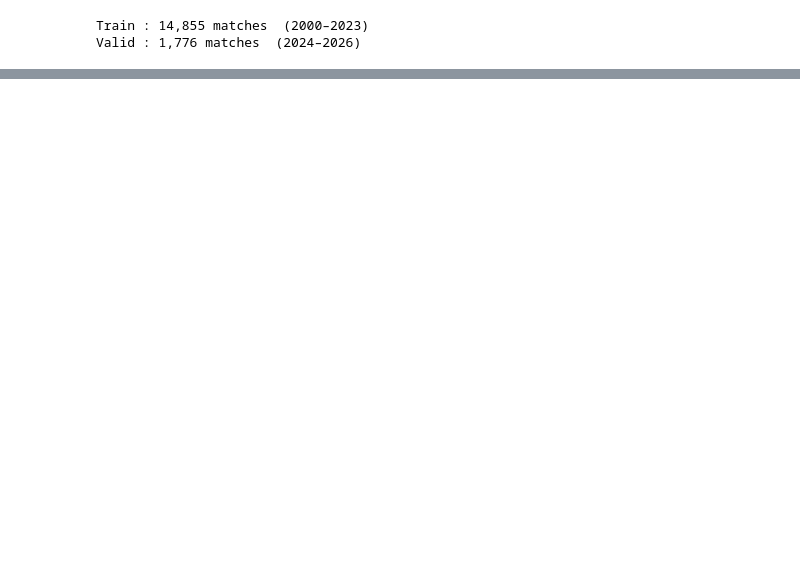
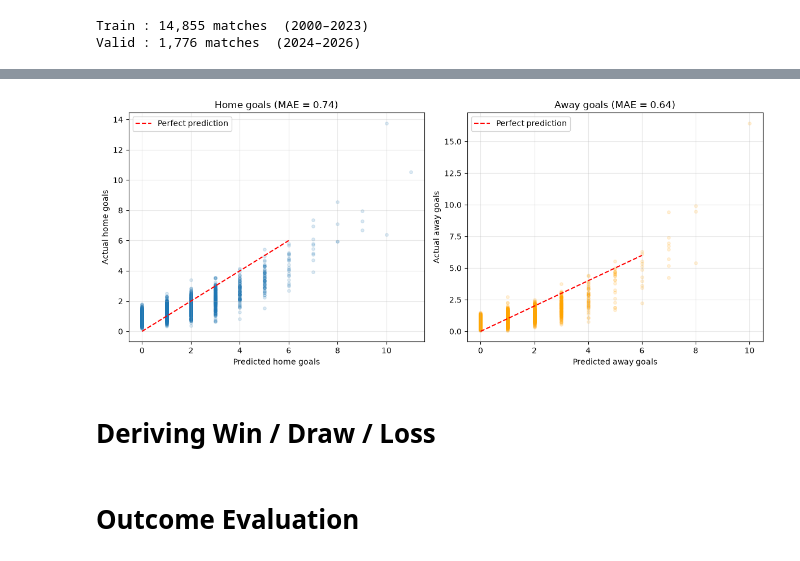
Before and after one commit to samithcsachi/World-Cup-Intelligence-Platform-2026, a Jupyter notebook: notebooks/04_poisson_model.ipynb, the cells around one changed output, grey strips where cells are left out. Cells and saved outputs as stored; diff of their text form; code cells hidden in the pictures; blank space fills up the shorter version.

Commit message:
Poisson Model Completed in the Notebook

```diff
--- a/notebooks/04_poisson_model.ipynb
+++ b/notebooks/04_poisson_model.ipynb
@@ -106,0 +136,10 @@ X_valid_scaled = scaler.transform(X_valid)
+# %%
+model_home = PoissonRegressor(alpha=0.1, max_iter=1000)
+model_away = PoissonRegressor(alpha=0.1, max_iter=1000)
+
+model_home.fit(X_train_scaled, y_train_home)
+model_away.fit(X_train_scaled, y_train_away)
+
+print("\nModels trained.")
+print(f"  Home model iterations: {model_home.n_iter_}")
+print(f"  Away model iterations: {model_away.n_iter_}")
@@ -106,0 +152,9 @@ X_valid_scaled = scaler.transform(X_valid)
+# %%
+valid = valid.copy()
+valid['pred_home_goals'] = model_home.predict(X_valid_scaled)   # λ_home
+valid['pred_away_goals'] = model_away.predict(X_valid_scaled)   # λ_away
+
+print("\nSample predictions:")
+print(valid[['date','home_team','away_team',
+             'home_goals','pred_home_goals',
+             'away_goals','pred_away_goals']].head(10).to_string(index=False))
@@ -106,0 +202,29 @@ X_valid_scaled = scaler.transform(X_valid)
+# %%
+
+
+fig, axes = plt.subplots(1, 2, figsize=(12, 5))
+
+# Home goals
+axes[0].scatter(y_valid_home, valid['pred_home_goals'], alpha=0.15, s=15)
+axes[0].plot([0, 6], [0, 6], 'r--', label='Perfect prediction')
+axes[0].set_xlabel('Predicted home goals')
+axes[0].set_ylabel('Actual home goals')
+axes[0].set_title(f'Home goals (MAE = {mae_home:.2f})')
+axes[0].legend()
+axes[0].grid(alpha=0.3)
+
+# Away goals
+axes[1].scatter(y_valid_away, valid['pred_away_goals'], alpha=0.15, s=15, color='orange')
+axes[1].plot([0, 6], [0, 6], 'r--', label='Perfect prediction')
+axes[1].set_xlabel('Predicted away goals')
+axes[1].set_ylabel('Actual away goals')
+axes[1].set_title(f'Away goals (MAE = {mae_away:.2f})')
+axes[1].legend()
+axes[1].grid(alpha=0.3)
+
+plt.tight_layout()
+plt.show()
+# %% [output]
+[figure, added]
+# %% [markdown]
+# Deriving Win / Draw / Loss
@@ -106,0 +256,2 @@ X_valid_scaled = scaler.transform(X_valid)
+# %% [markdown]
+# Outcome Evaluation
```
Also changed, not shown: parts of 21 cells of this notebook.
